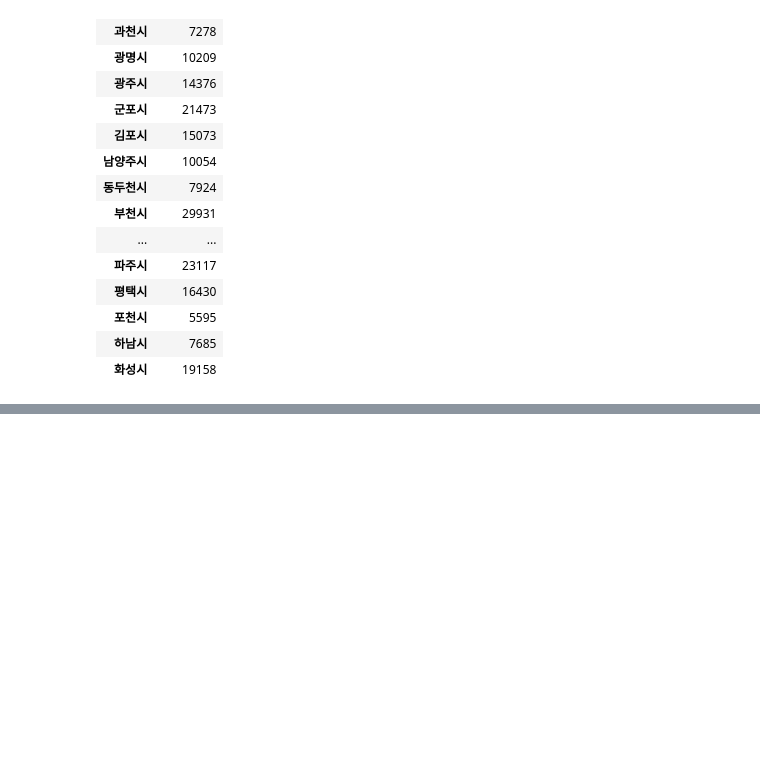
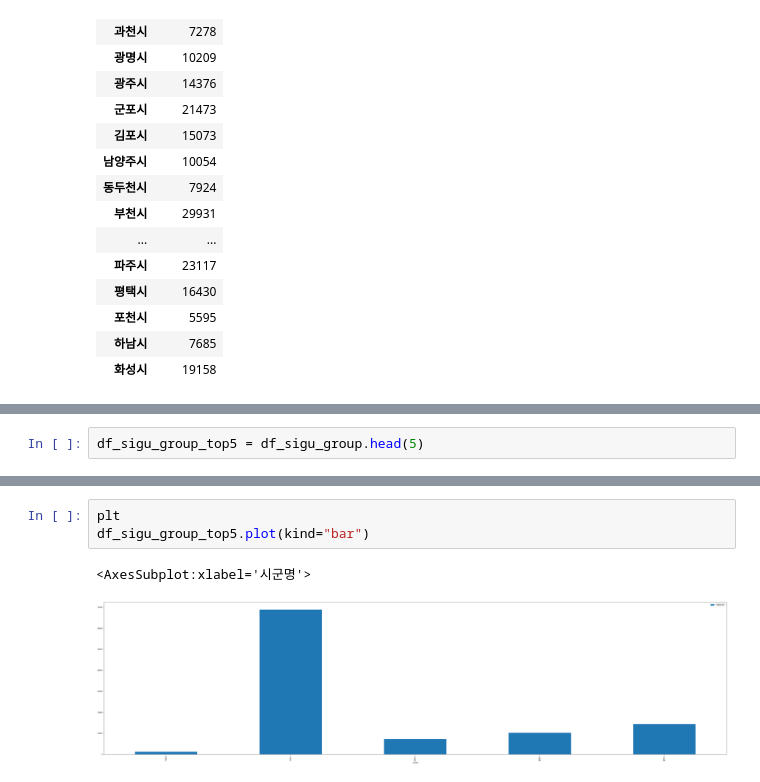
Before and after one commit to HBinble/StudyPython_Advanced, a Jupyter notebook: MiniProject_1차/이한빈/3_복지시설_노인.ipynb, the cells around one changed output, grey strips where cells are left out. Cells and saved outputs as stored; diff of their text form; blank space fills up the shorter version.

```diff
--- a/MiniProject_1차/이한빈/3_복지시설_노인.ipynb
+++ b/MiniProject_1차/이한빈/3_복지시설_노인.ipynb
@@ -103,0 +96,2 @@ plt.show()
+# %%
+df_sigu_group_top5 = df_sigu_group.head(5)
@@ -103,0 +117,6 @@ plt.show()
+# %%
+plt
+df_sigu_group_top5.plot(kind="bar")
+# %% [output]
+<AxesSubplot:xlabel='시군명'>
+[figure, added]
```
Also changed, not shown: parts of 3 cells of this notebook, 7 other files.
